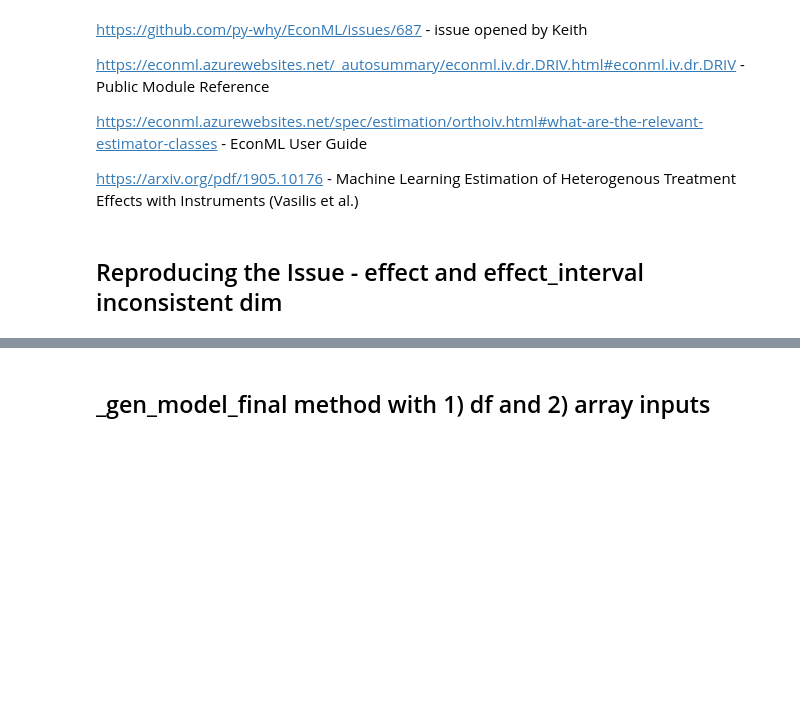
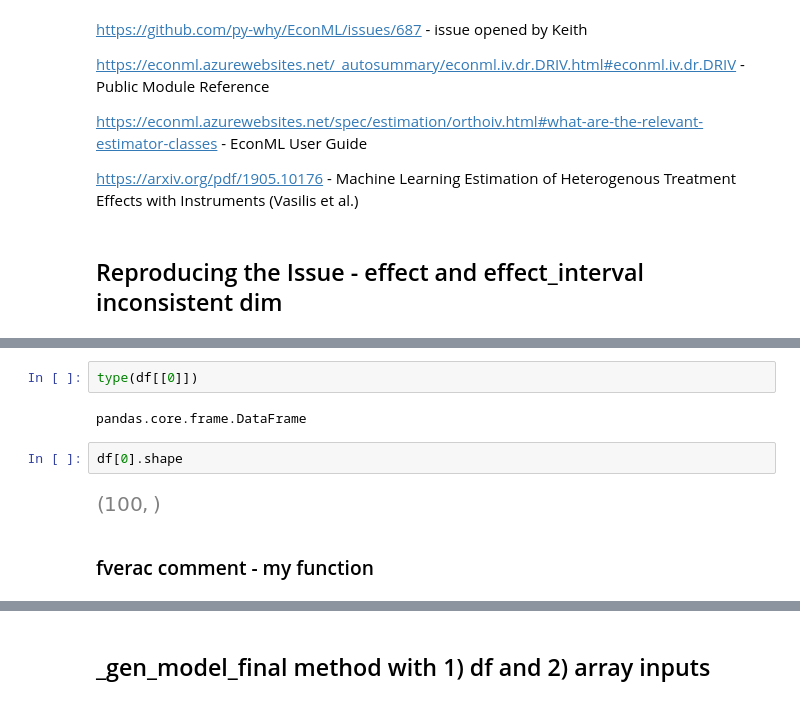
Before and after one commit to ssemov/EconML, a Jupyter notebook: my_notebooks/LinearDRIV effect vs effect_interval shape inconsistency.ipynb, the cells around one changed output, grey strips where cells are left out. Drawn from its saved outputs; the diff is of its cells as text; blank space fills up the shorter version.

```diff
--- a/my_notebooks/LinearDRIV effect vs effect_interval shape inconsistency.ipynb
+++ b/my_notebooks/LinearDRIV effect vs effect_interval shape inconsistency.ipynb
@@ -59,0 +190,10 @@ array([[ 2.37372932],
+# %%
+type(df[[0]])
+# %% [output]
+pandas.core.frame.DataFrame
+# %%
+df[0].shape
+# %% [output]
+[figure, added]
+# %% [markdown]
+### fverac comment - my function
```
Also changed, not shown: parts of 39 cells of this notebook.
